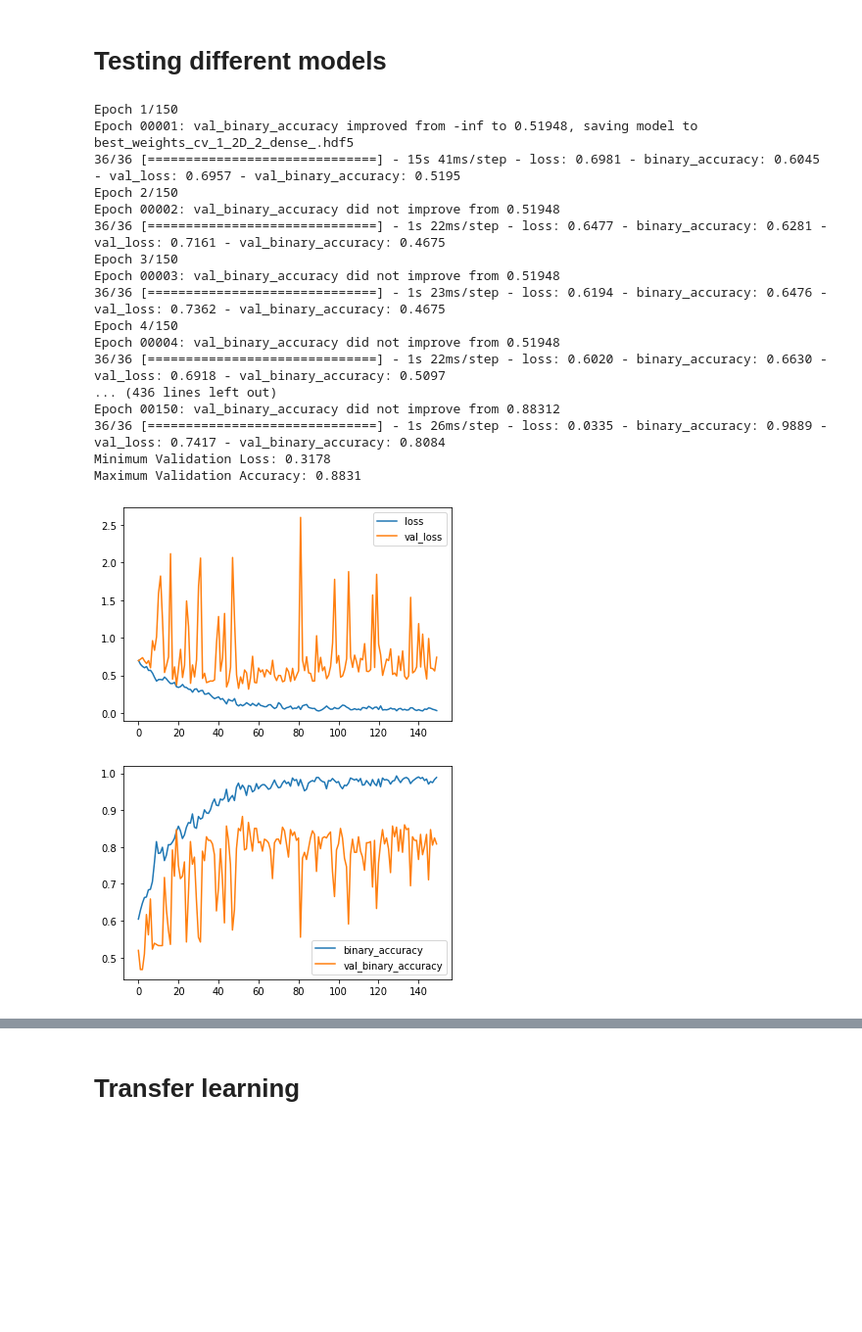
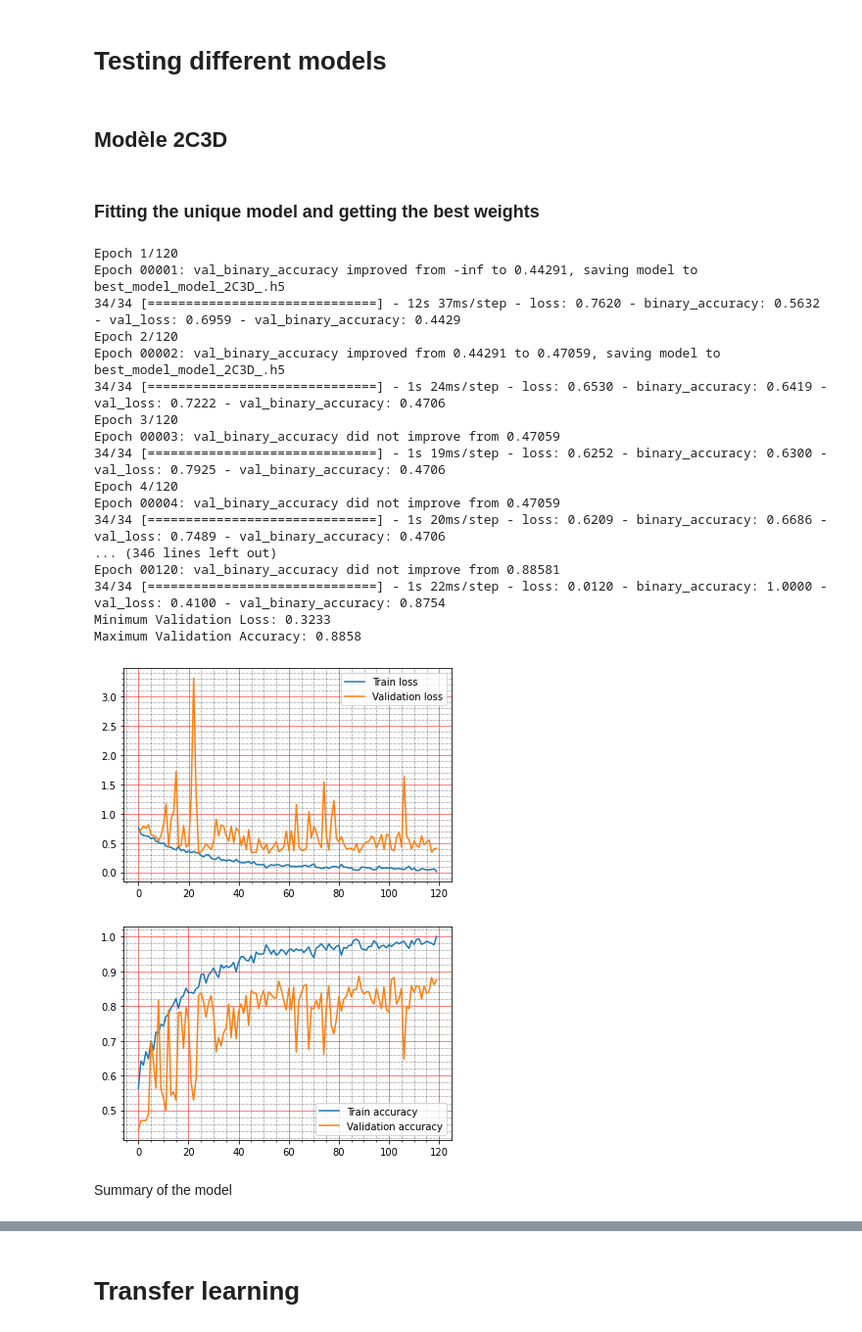
Before and after one commit to tboussaid/projet-i2e, a Jupyter notebook: deeplearning_explore.ipynb, the cells around one changed output, grey strips where cells are left out. Shown at 98% size. Saved outputs shown, nothing was run; the diff lists cells and outputs as text; code cells hidden in the pictures; blank space fills up the shorter version.

```diff
--- a/deeplearning_explore.ipynb
+++ b/deeplearning_explore.ipynb
@@ -133,4 +141,4 @@ df_full.head()
 # %%
 # Train/test split for the whole project as we don't have a test dataset
-df_train = df.sample(frac = 0.8, random_state = 42)
-df_test = df_raw.drop(df.index)
+df_train = df.sample(frac = 0.75, random_state = 42)
+df_test = df.drop(df_train.index)
@@ -151,28 +211,34 @@ from sklearn.model_selection import train_test_split
 X_train_cnn, X_valid_cnn, y_train_cnn, y_valid_cnn = train_test_split(train_cnn, target_cnn, random_state=42, train_size=0.7)
 # %% [markdown]
 # Testing different models
+# %% [markdown]
+## Modèle 2C3D
 # %%
-covnet = DeepLearningExplore(df, X_train_cnn, X_valid_cnn, y_train_cnn, y_valid_cnn, batch_s = 20)
-cv_1 = covnet.create_model(1, 2, drop_cv2D=True, normalization= True)
+covnet_2C3D = DeepLearningExplore(df, X_train_cnn, X_valid_cnn, y_train_cnn, y_valid_cnn, batch_s = 20)
+model_2C3D = covnet_2C3D.create_model(1, 2, drop_cv2D=True, normalization= True)
+# %% [markdown]
+### Fitting the unique model and getting the best weights
 # %%
-covnet.get_best_trained(cv_1, 150, name="cv_1_2D_2_dense", verbose = True)
+covnet_2C3D.get_best_trained(model_2C3D, 120, name="model_2C3D", verbose = True)
 # %% [output]
-Epoch 1/150
-Epoch 00001: val_binary_accuracy improved from -inf to 0.51948, saving model to best_weights_cv_1_2D_2_dense_.hdf5
-36/36 [==============================] - 15s 41ms/step - loss: 0.6981 - binary_accuracy: 0.6045 - val_loss: 0.6957 - val_binary_accuracy: 0.5195
-Epoch 2/150
-Epoch 00002: val_binary_accuracy did not improve from 0.51948
-36/36 [==============================] - 1s 22ms/step - loss: 0.6477 - binary_accuracy: 0.6281 - val_loss: 0.7161 - val_binary_accuracy: 0.4675
-Epoch 3/150
-Epoch 00003: val_binary_accuracy did not improve from 0.51948
-36/36 [==============================] - 1s 23ms/step - loss: 0.6194 - binary_accuracy: 0.6476 - val_loss: 0.7362 - val_binary_accuracy: 0.4675
-Epoch 4/150
-Epoch 00004: val_binary_accuracy did not improve from 0.51948
-36/36 [==============================] - 1s 22ms/step - loss: 0.6020 - binary_accuracy: 0.6630 - val_loss: 0.6918 - val_binary_accuracy: 0.5097
-... (436 lines left out)
-Epoch 00150: val_binary_accuracy did not improve from 0.88312
-36/36 [==============================] - 1s 26ms/step - loss: 0.0335 - binary_accuracy: 0.9889 - val_loss: 0.7417 - val_binary_accuracy: 0.8084
-Minimum Validation Loss: 0.3178
-Maximum Validation Accuracy: 0.8831
+Epoch 1/120
+Epoch 00001: val_binary_accuracy improved from -inf to 0.44291, saving model to best_model_model_2C3D_.h5
+34/34 [==============================] - 12s 37ms/step - loss: 0.7620 - binary_accuracy: 0.5632 - val_loss: 0.6959 - val_binary_accuracy: 0.4429
+Epoch 2/120
+Epoch 00002: val_binary_accuracy improved from 0.44291 to 0.47059, saving model to best_model_model_2C3D_.h5
+34/34 [==============================] - 1s 24ms/step - loss: 0.6530 - binary_accuracy: 0.6419 - val_loss: 0.7222 - val_binary_accuracy: 0.4706
+Epoch 3/120
+Epoch 00003: val_binary_accuracy did not improve from 0.47059
+34/34 [==============================] - 1s 19ms/step - loss: 0.6252 - binary_accuracy: 0.6300 - val_loss: 0.7925 - val_binary_accuracy: 0.4706
+Epoch 4/120
+Epoch 00004: val_binary_accuracy did not improve from 0.47059
+34/34 [==============================] - 1s 20ms/step - loss: 0.6209 - binary_accuracy: 0.6686 - val_loss: 0.7489 - val_binary_accuracy: 0.4706
+... (346 lines left out)
+Epoch 00120: val_binary_accuracy did not improve from 0.88581
+34/34 [==============================] - 1s 22ms/step - loss: 0.0120 - binary_accuracy: 1.0000 - val_loss: 0.4100 - val_binary_accuracy: 0.8754
+Minimum Validation Loss: 0.3233
+Maximum Validation Accuracy: 0.8858
-[figure, old version]
+[figure, new version]
-[figure, old version]
+[figure, new version]
+# %% [markdown]
+Summary of the model
```
Also changed, not shown: parts of 48 cells of this notebook, 16 other files.
